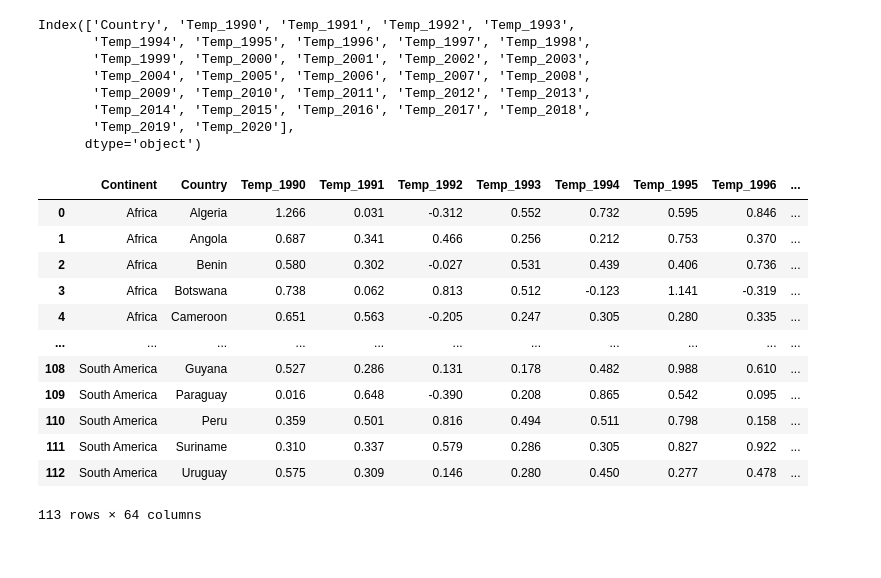
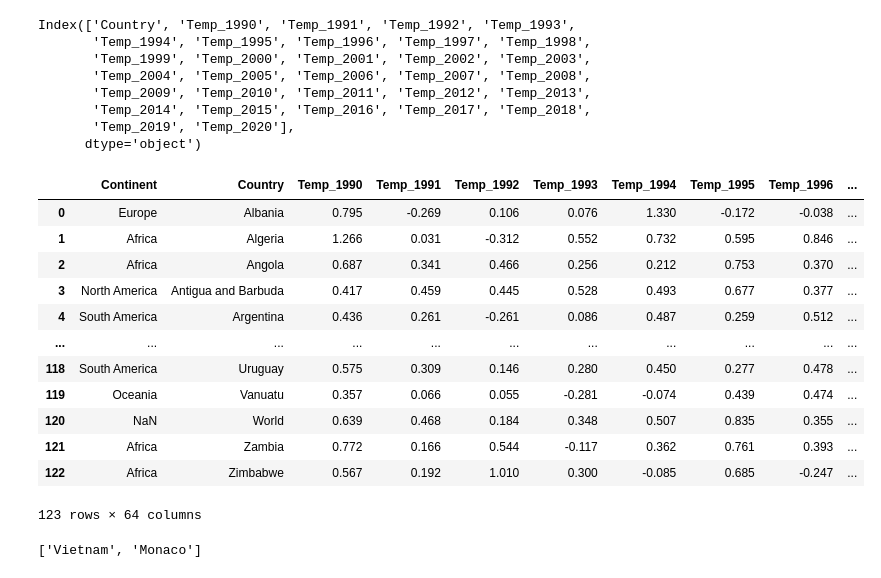
Before and after one commit to hsingh8015/project1, a Jupyter notebook: get_data.ipynb, the cells around one changed output. Saved outputs shown, nothing was run; the diff lists cells and outputs as text; code cells hidden in the pictures.

```diff
--- a/get_data.ipynb
+++ b/get_data.ipynb
@@ -197,27 +197,49 @@ Index(['Country', 'Temp_1990', 'Temp_1991', 'Temp_1992', 'Temp_1993',
 # %%
 # Combine the co2_df and temp_df DataFrames on the 'Country' column.
 merged_df = pd.merge(temp_df, co2_df, on='Country', how='inner')
-merged_df = pd.merge(continents_df, merged_df, on='Country', how='inner')
+merged_df = pd.merge(continents_df, merged_df, on='Country', how='right')
 merged_df
 # %% [output]
 |  | Continent | Country | Temp_1990 | Temp_1991 | Temp_1992 | Temp_1993 | Temp_1994 | Temp_1995 | Temp_1996 | ... |
-| 0 | Africa | Algeria | 1.266 | 0.031 | -0.312 | 0.552 | 0.732 | 0.595 | 0.846 | ... |
-| 1 | Africa | Angola | 0.687 | 0.341 | 0.466 | 0.256 | 0.212 | 0.753 | 0.370 | ... |
-| 2 | Africa | Benin | 0.580 | 0.302 | -0.027 | 0.531 | 0.439 | 0.406 | 0.736 | ... |
-| 3 | Africa | Botswana | 0.738 | 0.062 | 0.813 | 0.512 | -0.123 | 1.141 | -0.319 | ... |
-| 4 | Africa | Cameroon | 0.651 | 0.563 | -0.205 | 0.247 | 0.305 | 0.280 | 0.335 | ... |
+| 0 | Europe | Albania | 0.795 | -0.269 | 0.106 | 0.076 | 1.330 | -0.172 | -0.038 | ... |
+| 1 | Africa | Algeria | 1.266 | 0.031 | -0.312 | 0.552 | 0.732 | 0.595 | 0.846 | ... |
+| 2 | Africa | Angola | 0.687 | 0.341 | 0.466 | 0.256 | 0.212 | 0.753 | 0.370 | ... |
+| 3 | North America | Antigua and Barbuda | 0.417 | 0.459 | 0.445 | 0.528 | 0.493 | 0.677 | 0.377 | ... |
+| 4 | South America | Argentina | 0.436 | 0.261 | -0.261 | 0.086 | 0.487 | 0.259 | 0.512 | ... |
 | ... | ... | ... | ... | ... | ... | ... | ... | ... | ... | ... |
-| 108 | South America | Guyana | 0.527 | 0.286 | 0.131 | 0.178 | 0.482 | 0.988 | 0.610 | ... |
-| 109 | South America | Paraguay | 0.016 | 0.648 | -0.390 | 0.208 | 0.865 | 0.542 | 0.095 | ... |
-| 110 | South America | Peru | 0.359 | 0.501 | 0.816 | 0.494 | 0.511 | 0.798 | 0.158 | ... |
-| 111 | South America | Suriname | 0.310 | 0.337 | 0.579 | 0.286 | 0.305 | 0.827 | 0.922 | ... |
-| 112 | South America | Uruguay | 0.575 | 0.309 | 0.146 | 0.280 | 0.450 | 0.277 | 0.478 | ... |
+| 118 | South America | Uruguay | 0.575 | 0.309 | 0.146 | 0.280 | 0.450 | 0.277 | 0.478 | ... |
+| 119 | Oceania | Vanuatu | 0.357 | 0.066 | 0.055 | -0.281 | -0.074 | 0.439 | 0.474 | ... |
+| 120 | NaN | World | 0.639 | 0.468 | 0.184 | 0.348 | 0.507 | 0.835 | 0.355 | ... |
+| 121 | Africa | Zambia | 0.772 | 0.166 | 0.544 | -0.117 | 0.362 | 0.761 | 0.393 | ... |
+| 122 | Africa | Zimbabwe | 0.567 | 0.192 | 1.010 | 0.300 | -0.085 | 0.685 | -0.247 | ... |
-113 rows × 64 columns
+123 rows × 64 columns
 # %%
 # See what countries/data was excluded
-temp_exclusions = []
+matching_words = []
 co2_exclusions = []
 continents_exclusions = []
+
+countries_df1 = set(temp_df['Country'])
+countries_df2 = set(co2_df.index)
+countries_df3 = set(continents_df['Country'])
+countries_df4 = set(merged_df['Country'])
+
+unique_to_df1 = list(countries_df1 - countries_df4)
+unique_to_df2 = list(countries_df2 - countries_df4)
+unique_to_df3 = list(countries_df3 - countries_df4)
+
+# Compare each word in list1 to list2
+for word1 in unique_to_df1:
+    if word1 in unique_to_df3:
+        matching_words.append(word1)
+matching_words
+#filtered_uniques_df1 = [word for word in unique_to_df1 if word.lower() != "of"]
+#filtered_uniques_df1
+#print(unique_to_df1)
+#print(unique_to_df2)
+#print(unique_to_df3)
+# %% [output]
+['Vietnam', 'Monaco']
 # %%
 # Save the merged DataFrame as a CSV
 merged_df.to_csv("temp_co2_merged_data.csv", encoding="utf-8", index=False)
```
